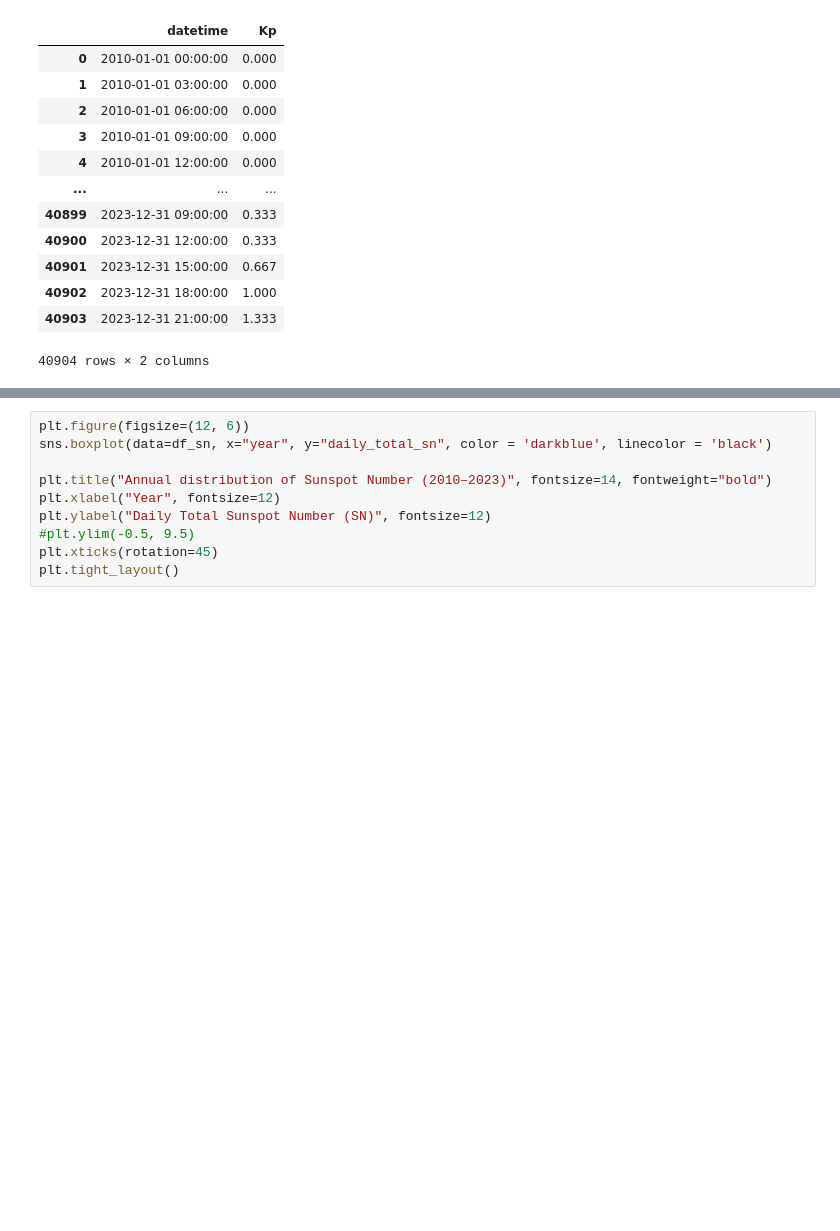
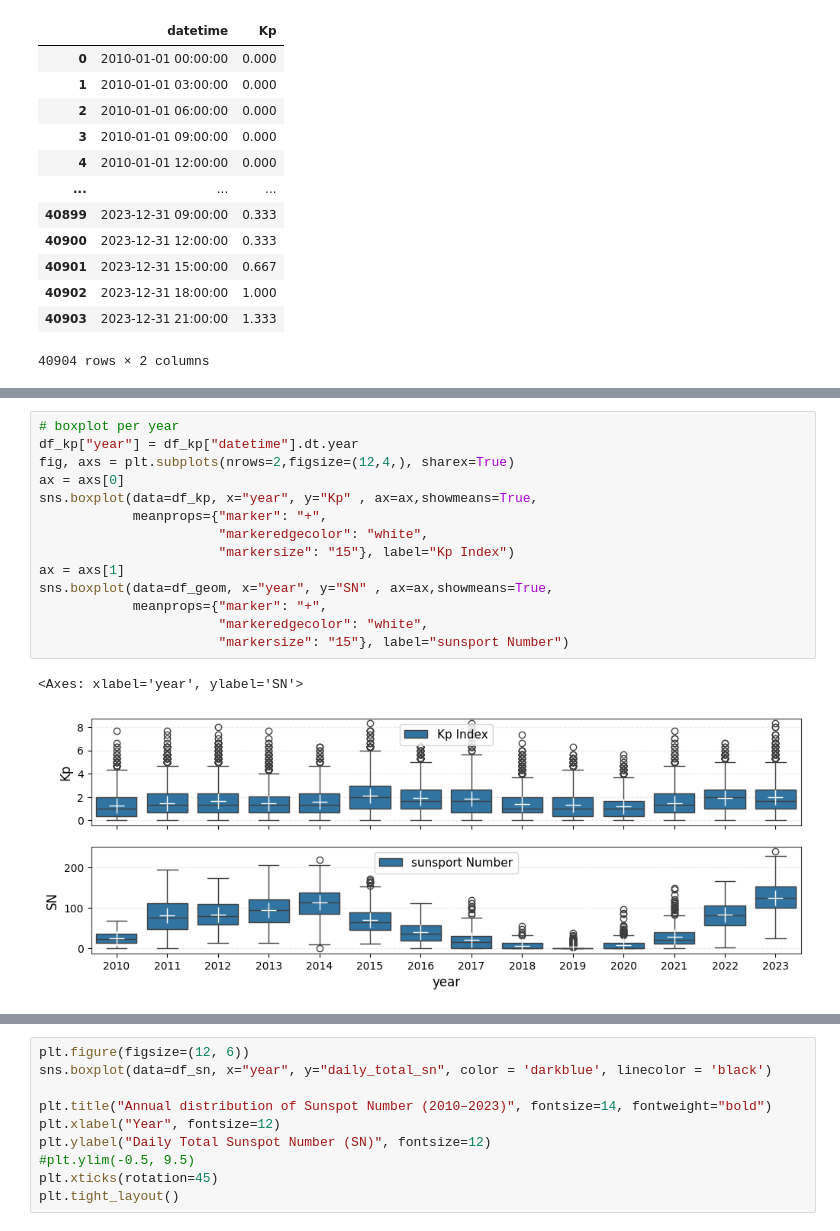
Before and after one commit to quispedavid987/kp_project, a Jupyter notebook: kp_index_stat.ipynb, the cells around one changed output, grey strips where cells are left out. Saved outputs shown, nothing was run; the diff lists cells and outputs as text; blank space fills up the shorter version.

```diff
--- a/kp_index_stat.ipynb
+++ b/kp_index_stat.ipynb
@@ -136,0 +172,17 @@ Text(0, 0.5, 'Sunspot')
+# %%
+# boxplot per year
+df_kp["year"] = df_kp["datetime"].dt.year
+fig, axs = plt.subplots(nrows=2,figsize=(12,4,), sharex=True)
+ax = axs[0]
+sns.boxplot(data=df_kp, x="year", y="Kp" , ax=ax,showmeans=True,
+            meanprops={"marker": "+",
+                       "markeredgecolor": "white",
+                       "markersize": "15"}, label="Kp Index")
+ax = axs[1]
+sns.boxplot(data=df_geom, x="year", y="SN" , ax=ax,showmeans=True,
+            meanprops={"marker": "+",
+                       "markeredgecolor": "white",
+                       "markersize": "15"}, label="sunsport Number")
+# %% [output]
+<Axes: xlabel='year', ylabel='SN'>
+[figure, added]
```
Also changed, not shown: parts of 11 cells of this notebook, 1 other file.
